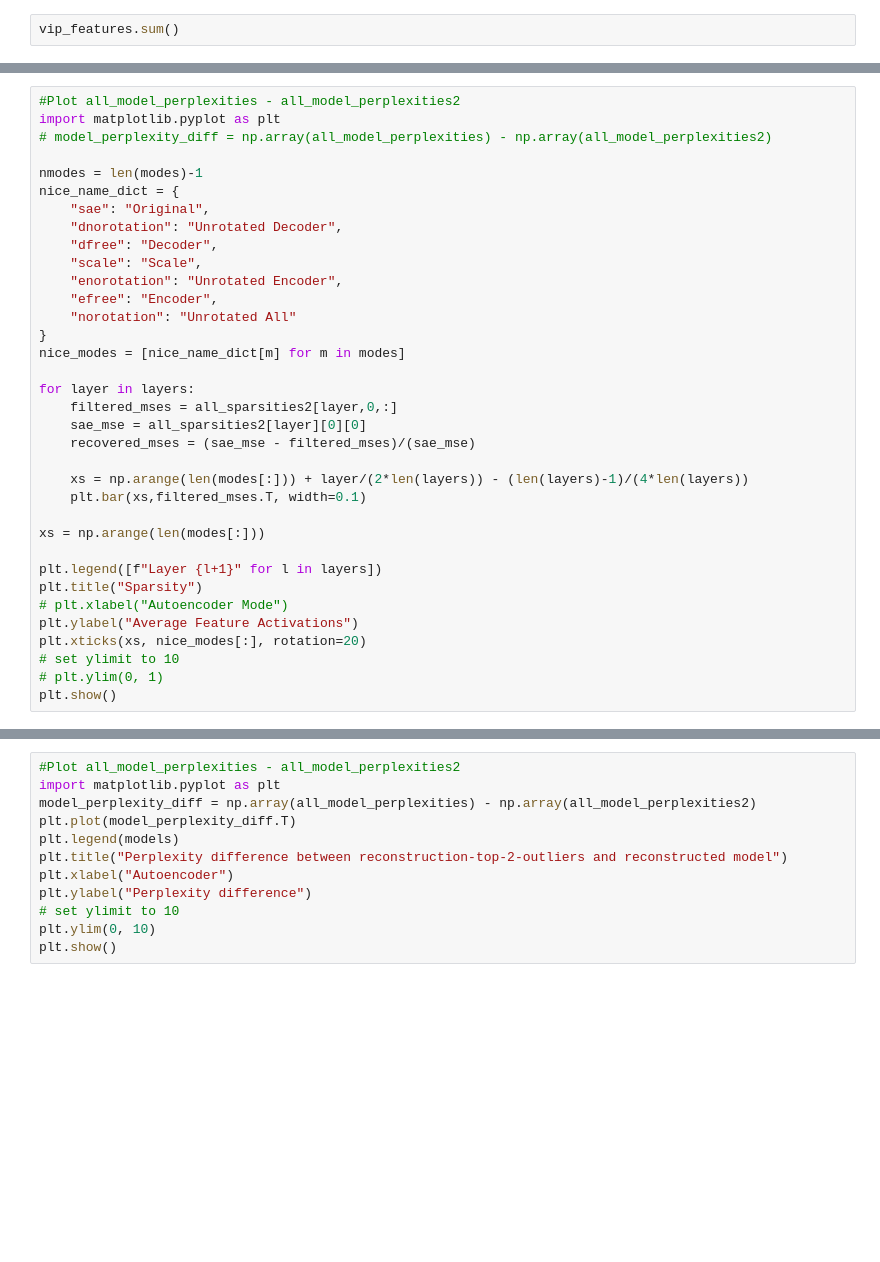
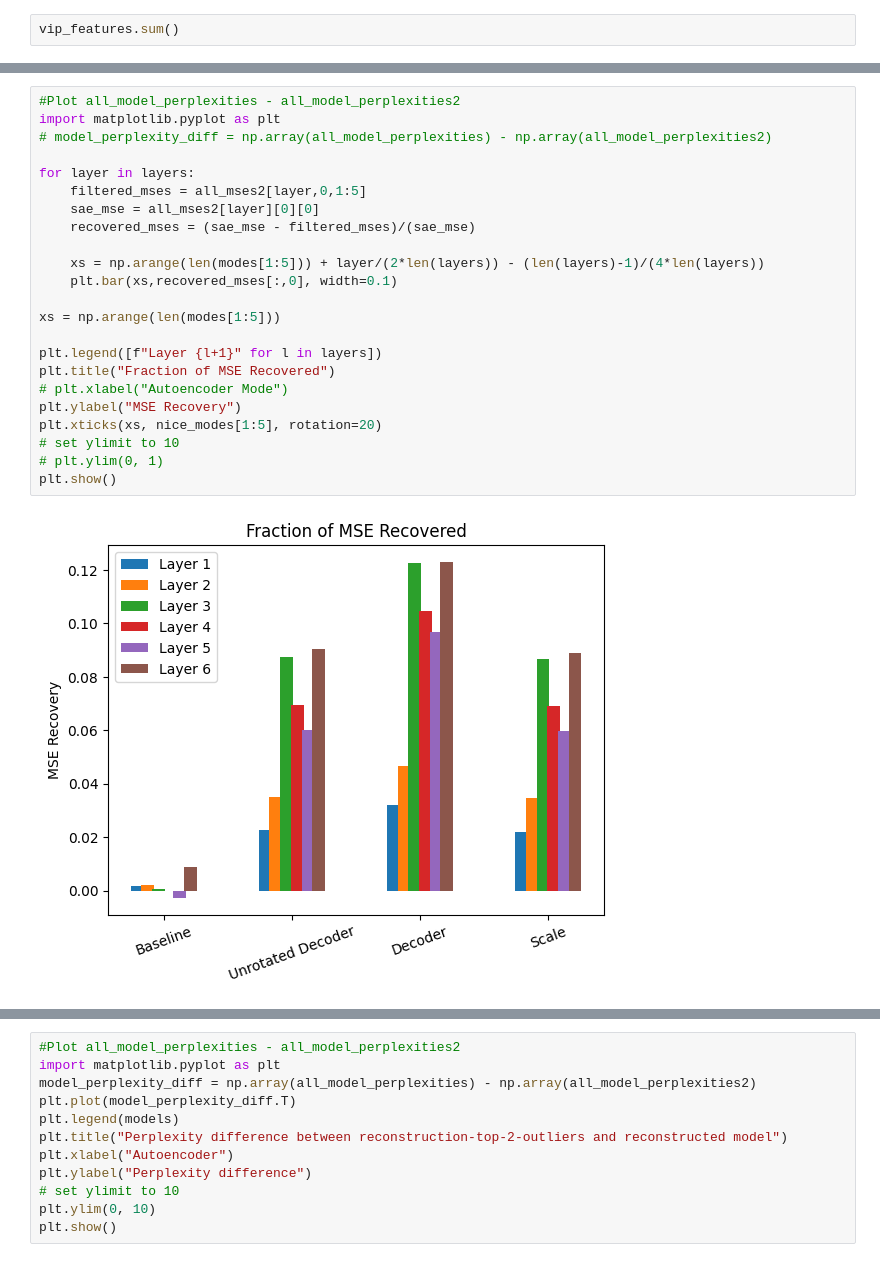
Before and after one commit to loganriggs/sparse_coding, a Jupyter notebook: perplexity.ipynb, the cells around one changed output, grey strips where cells are left out. Cells and saved outputs as stored; diff of their text form; blank space fills up the shorter version.

```diff
--- a/perplexity.ipynb
+++ b/perplexity.ipynb
@@ -397,35 +507,25 @@ plt.show()
 # %%
 #Plot all_model_perplexities - all_model_perplexities2
 import matplotlib.pyplot as plt
 # model_perplexity_diff = np.array(all_model_perplexities) - np.array(all_model_perplexities2)
 
-nmodes = len(modes)-1
-nice_name_dict = {
-    "sae": "Original",
-    "dnorotation": "Unrotated Decoder",
-    "dfree": "Decoder",
-    "scale": "Scale",
-    "enorotation": "Unrotated Encoder",
-    "efree": "Encoder",
-    "norotation": "Unrotated All"
-}
-nice_modes = [nice_name_dict[m] for m in modes]
-
 for layer in layers:
-    filtered_mses = all_sparsities2[layer,0,:]
-    sae_mse = all_sparsities2[layer][0][0]
+    filtered_mses = all_mses2[layer,0,1:5]
+    sae_mse = all_mses2[layer][0][0]
     recovered_mses = (sae_mse - filtered_mses)/(sae_mse)
 
-    xs = np.arange(len(modes[:])) + layer/(2*len(layers)) - (len(layers)-1)/(4*len(layers))
-    plt.bar(xs,filtered_mses.T, width=0.1)
+    xs = np.arange(len(modes[1:5])) + layer/(2*len(layers)) - (len(layers)-1)/(4*len(layers))
+    plt.bar(xs,recovered_mses[:,0], width=0.1)
 
-xs = np.arange(len(modes[:]))
+xs = np.arange(len(modes[1:5]))
 
 plt.legend([f"Layer {l+1}" for l in layers])
-plt.title("Sparsity")
+plt.title("Fraction of MSE Recovered")
 # plt.xlabel("Autoencoder Mode")
-plt.ylabel("Average Feature Activations")
-plt.xticks(xs, nice_modes[:], rotation=20)
+plt.ylabel("MSE Recovery")
+plt.xticks(xs, nice_modes[1:5], rotation=20)
 # set ylimit to 10
 # plt.ylim(0, 1)
 plt.show()
+# %% [output]
+[figure, added]
```
Also changed, not shown: parts of 26 cells of this notebook, 9 other files.
